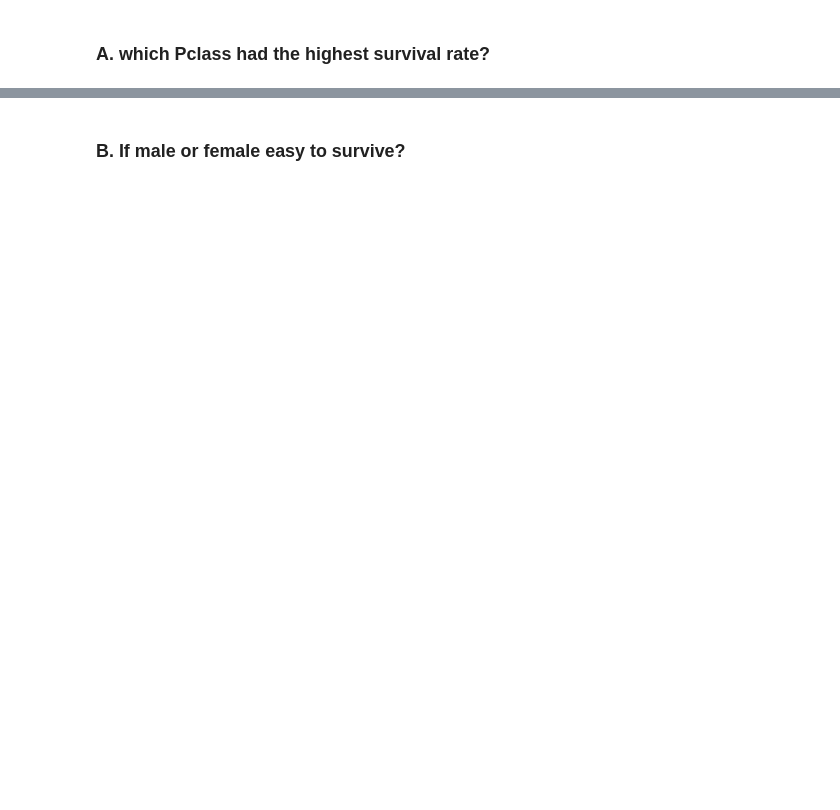
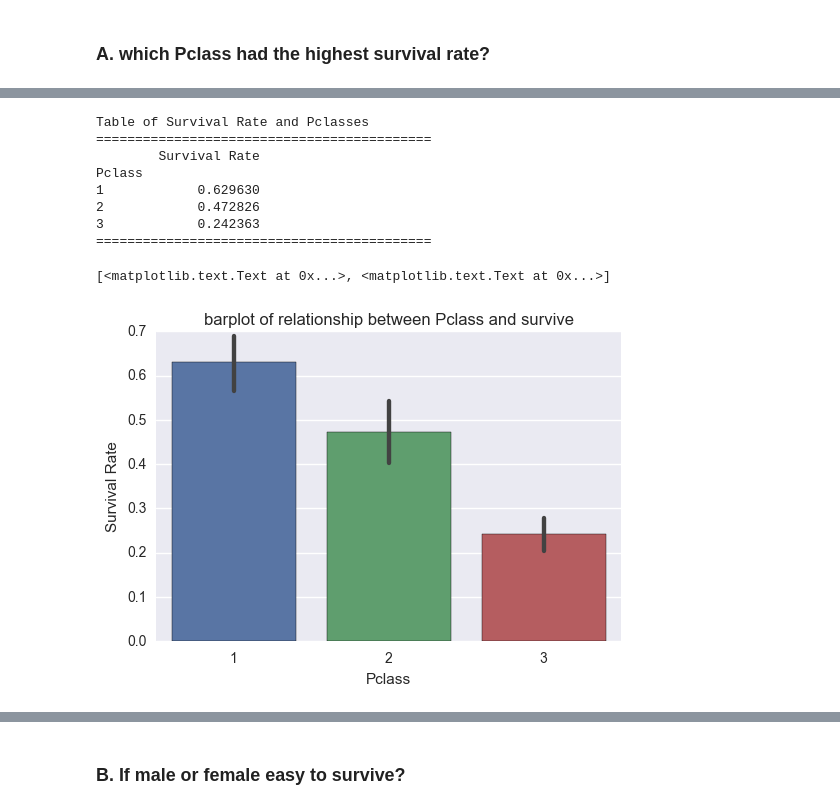
Before and after one commit to JiaoChen/data-analyst-nanodegree--Udacity, a Jupyter notebook: Titanic-data.ipynb, the cells around one changed output, grey strips where cells are left out. Saved outputs shown, nothing was run; the diff lists cells and outputs as text; code cells hidden in the pictures; blank space fills up the shorter version.

```diff
--- a/Titanic-data.ipynb
+++ b/Titanic-data.ipynb
@@ -58,2 +39,24 @@ class_result.plot(kind = 'bar',title = "Survival Rate of Pclasses")
+# %%
+df = data.groupby('Pclass',as_index = False)['Survived'].agg(['mean'])
+df.columns = ['Survival Rate']
+print ('Table of Survival Rate and Pclasses')
+print ('===========================================')
+print df
+print ('===========================================')
+ax = plt.axes()
+sns.barplot(x ='Pclass', y = 'Survived',data = data)
+ax.set_title('barplot of relationship between Pclass and survive')
+ax.set(xlabel='Pclass', ylabel='Survival Rate')
+# %% [output]
+Table of Survival Rate and Pclasses
+===========================================
+        Survival Rate
+Pclass
+1            0.629630
+2            0.472826
+3            0.242363
+===========================================
+[<matplotlib.text.Text at 0x...>, <matplotlib.text.Text at 0x...>]
+[figure, added]
 # %% [markdown]
 ### Code result explanation:
```
Also changed, not shown: parts of 60 cells of this notebook, 1 other file.
